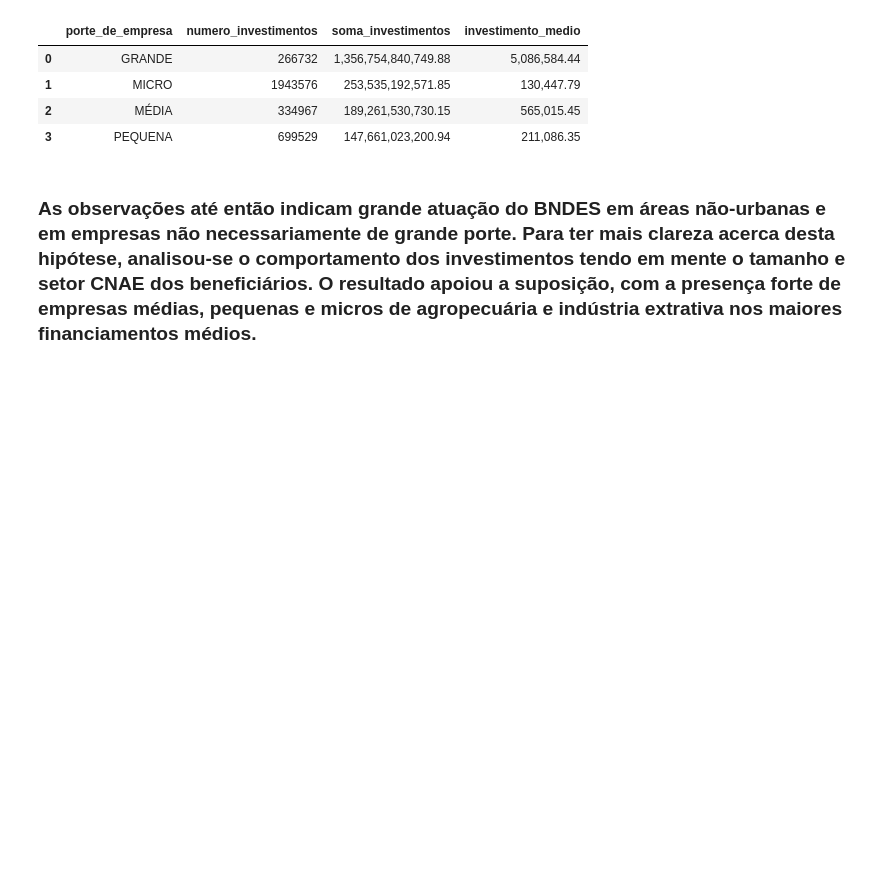
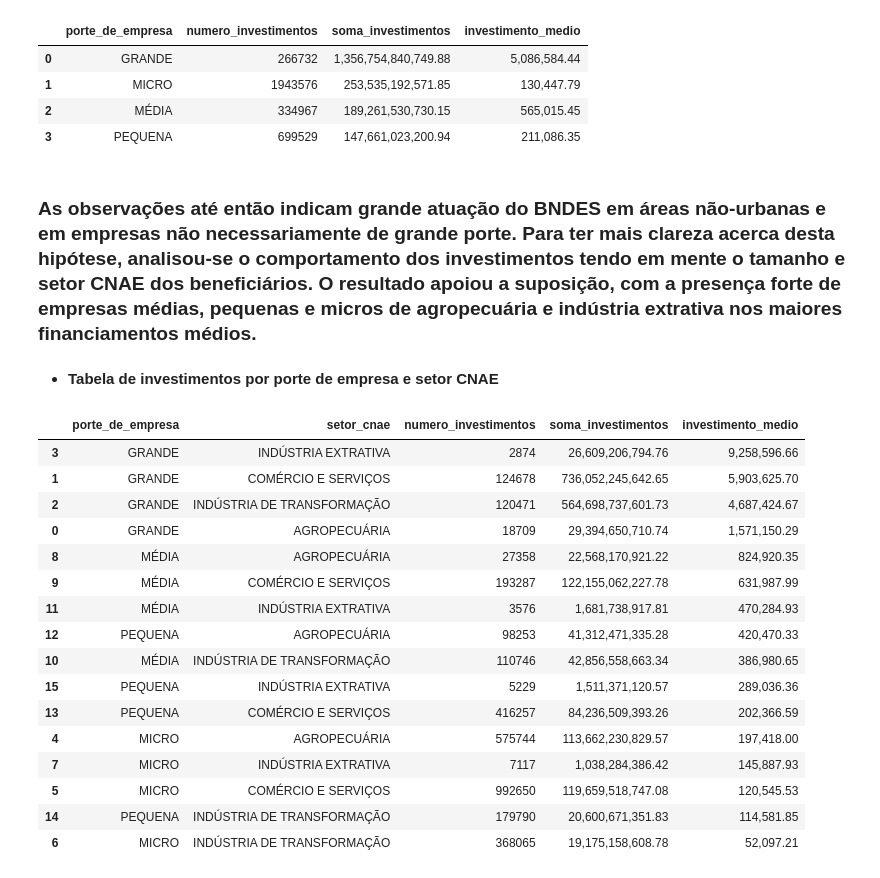
Before and after one commit to EricaFer/BNDES, a Jupyter notebook: Relatório/EDA.ipynb, the cells around one changed output. Cells and saved outputs as stored; diff of their text form; code cells hidden in the pictures; blank space fills up the shorter version.

```diff
--- a/Relatório/EDA.ipynb
+++ b/Relatório/EDA.ipynb
@@ -160,3 +160,28 @@ desembolso_por_porte.head()
 | 3 | PEQUENA | 699529 | 147,661,023,200.94 | 211,086.35 |
 # %% [markdown]
 ### As observações até então indicam grande atuação do BNDES em áreas não-urbanas e em empresas não necessariamente de grande porte. Para ter mais clareza acerca desta hipótese, analisou-se o comportamento dos investimentos tendo em mente o tamanho e setor CNAE dos beneficiários. O resultado apoiou a suposição, com a presença forte de empresas médias, pequenas e micros de agropecuária e indústria extrativa nos maiores financiamentos médios.
+# %% [markdown]
+- **Tabela de investimentos por porte de empresa e setor CNAE**
+# %%
+desembolso_por_porte_setor_cnae = desembolsos_df[["porte_de_empresa", "setor_cnae", "desembolsos_reais"]].groupby(["porte_de_empresa", "setor_cnae"]).agg(numero_investimentos=("desembolsos_reais", "count"), soma_investimentos=("desembolsos_reais", "sum")).reset_index()
+desembolso_por_porte_setor_cnae["investimento_medio"] = desembolso_por_porte_setor_cnae["soma_investimentos"]/desembolso_por_porte_setor_cnae["numero_investimentos"]
+desembolso_por_porte_setor_cnae = desembolso_por_porte_setor_cnae.sort_values(by="investimento_medio", ascending=False)
+desembolso_por_porte_setor_cnae
+# %% [output]
+|  | porte_de_empresa | setor_cnae | numero_investimentos | soma_investimentos | investimento_medio |
+| 3 | GRANDE | INDÚSTRIA EXTRATIVA | 2874 | 26,609,206,794.76 | 9,258,596.66 |
+| 1 | GRANDE | COMÉRCIO E SERVIÇOS | 124678 | 736,052,245,642.65 | 5,903,625.70 |
+| 2 | GRANDE | INDÚSTRIA DE TRANSFORMAÇÃO | 120471 | 564,698,737,601.73 | 4,687,424.67 |
+| 0 | GRANDE | AGROPECUÁRIA | 18709 | 29,394,650,710.74 | 1,571,150.29 |
+| 8 | MÉDIA | AGROPECUÁRIA | 27358 | 22,568,170,921.22 | 824,920.35 |
+| 9 | MÉDIA | COMÉRCIO E SERVIÇOS | 193287 | 122,155,062,227.78 | 631,987.99 |
+| 11 | MÉDIA | INDÚSTRIA EXTRATIVA | 3576 | 1,681,738,917.81 | 470,284.93 |
+| 12 | PEQUENA | AGROPECUÁRIA | 98253 | 41,312,471,335.28 | 420,470.33 |
+| 10 | MÉDIA | INDÚSTRIA DE TRANSFORMAÇÃO | 110746 | 42,856,558,663.34 | 386,980.65 |
+| 15 | PEQUENA | INDÚSTRIA EXTRATIVA | 5229 | 1,511,371,120.57 | 289,036.36 |
+| 13 | PEQUENA | COMÉRCIO E SERVIÇOS | 416257 | 84,236,509,393.26 | 202,366.59 |
+| 4 | MICRO | AGROPECUÁRIA | 575744 | 113,662,230,829.57 | 197,418.00 |
+| 7 | MICRO | INDÚSTRIA EXTRATIVA | 7117 | 1,038,284,386.42 | 145,887.93 |
+| 5 | MICRO | COMÉRCIO E SERVIÇOS | 992650 | 119,659,518,747.08 | 120,545.53 |
+| 14 | PEQUENA | INDÚSTRIA DE TRANSFORMAÇÃO | 179790 | 20,600,671,351.83 | 114,581.85 |
+| 6 | MICRO | INDÚSTRIA DE TRANSFORMAÇÃO | 368065 | 19,175,158,608.78 | 52,097.21 |
```
Also changed, not shown: parts of 3 cells of this notebook.
